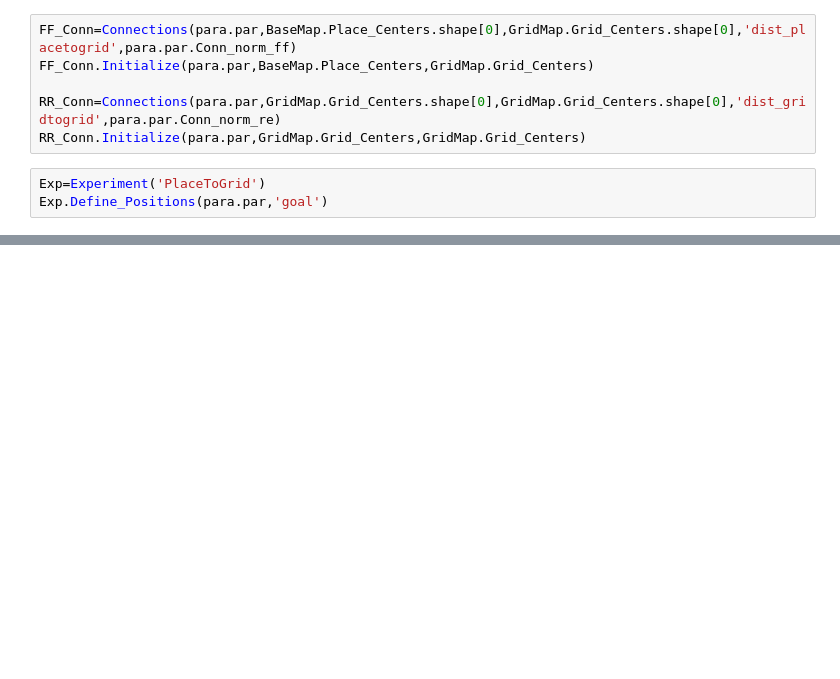
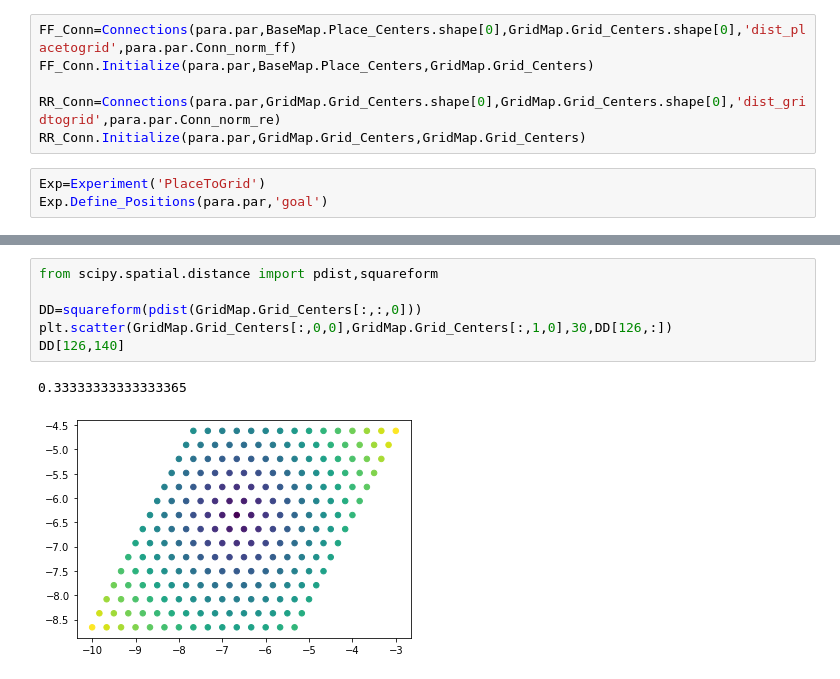
Before and after one commit to fstella/GoalRepr, a Jupyter notebook: Untitled.ipynb, the cells around one changed output, grey strips where cells are left out. Drawn from its saved outputs; the diff is of its cells as text; blank space fills up the shorter version.

```diff
--- a/Untitled.ipynb
+++ b/Untitled.ipynb
@@ -147,0 +165,9 @@ plt.imshow(RR_Conn.W)
+# %%
+from scipy.spatial.distance import pdist,squareform
+
+DD=squareform(pdist(GridMap.Grid_Centers[:,:,0]))
+plt.scatter(GridMap.Grid_Centers[:,0,0],GridMap.Grid_Centers[:,1,0],30,DD[126,:])
+DD[126,140]
+# %% [output]
+0.33333333333333365
+[figure, added]
```
Also changed, not shown: parts of 8 cells of this notebook, 3 other files.
